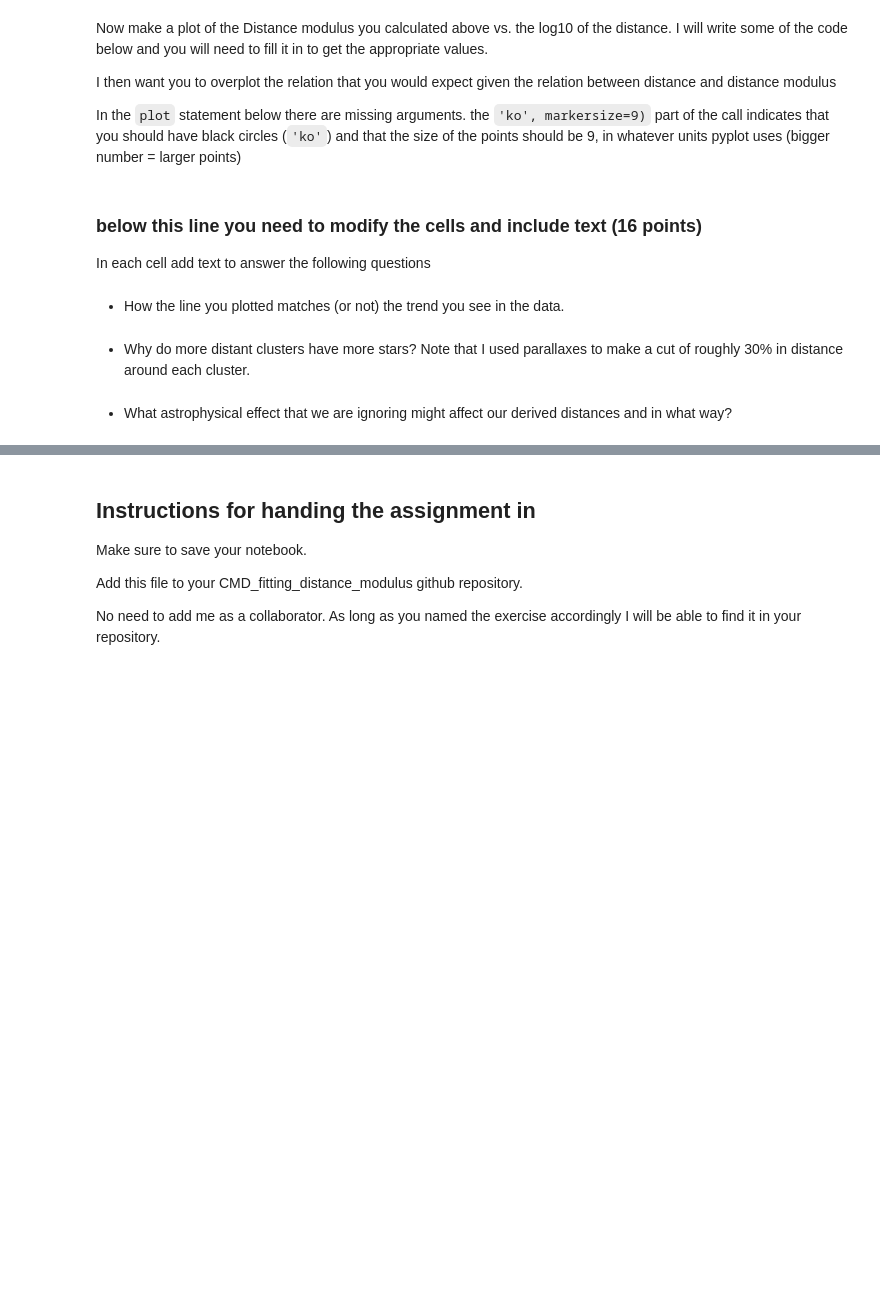
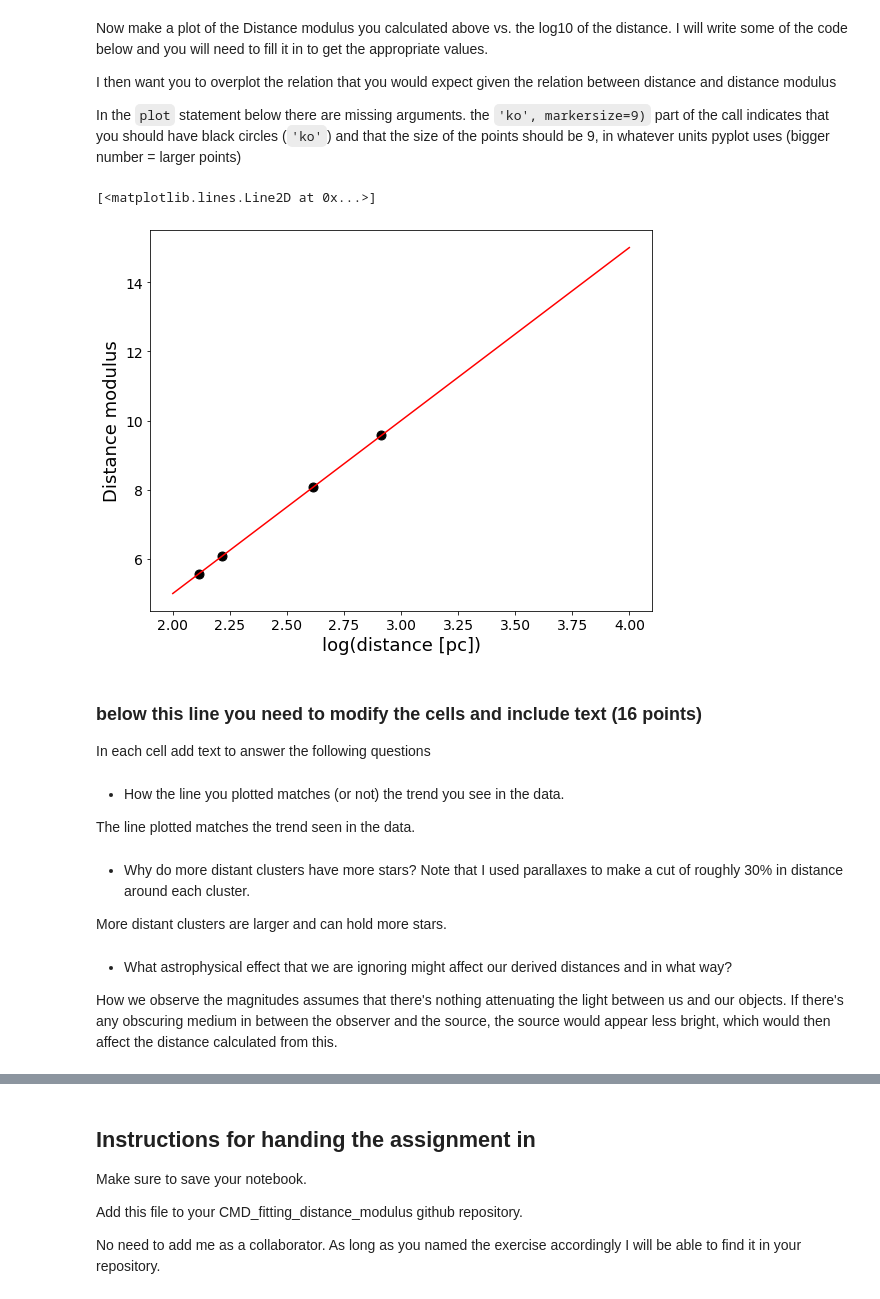
Before and after one commit to claire-cook/CMD_distmod_student, a Jupyter notebook: cluster_plot_student.ipynb, the cells around one changed output, grey strips where cells are left out. Saved outputs shown, nothing was run; the diff lists cells and outputs as text; code cells hidden in the pictures; blank space fills up the shorter version.

```diff
--- a/cluster_plot_student.ipynb
+++ b/cluster_plot_student.ipynb
@@ -131,10 +163,10 @@ If the distance to the Pleiades cluster is 130pc, compute the distance modulus t
 dist_ratios = np.array([dist_ratio_m34, dist_ratio_m36, dist_ratio_ngc6231, dist_ratio_ngc3293])
 
 #### Write code here.
-
+mag_shifts = np.array([shift_m34, shift_m36, shift_ngc6231, shift_ngc3293])
 #write an expression to calculate the distance to each cluster
 dist_pleiades = 130.0
-dists =
+dists = dist_pleiades/(10**(mag_shifts/5))
 
 print("Distance for M 34 = ", dists[0], " pc")
 print("Distance for M 36 = ", dists[1], " pc")
@@ -143,8 +175,7 @@ print("Distance for NGC 3293 = ", dists[3], " pc")
 print()
 
 #write an expression to derive the distance modulus from the distance ratio or distance
-dist_mods =
-
+dist_mods = 5*np.log10(dists) -5
 print("Distance Modulus for M 34 = ", dist_mods[0])
 print("Distance Modulus for M 36 = ", dist_mods[1])
 print("Distance Modulus for NGC 6231 = ", dist_mods[2])
@@ -158,35 +199,44 @@ In the `plot` statement below there are missing arguments.  the `'ko', markersiz
 # %%
 #You will need to make an array that contains the log of the distances
 
 #### Write code here
-logdist =
+logdist = np.log10(dists)
 
 #now complete this plot statement to plot the log of the distance vs. the distance modulus.
-plt.plot( ,'ko', markersize=9)
+plt.plot(logdist, dist_mods ,'ko', markersize=9)
 plt.xlabel('log(distance [pc])')
 plt.ylabel('Distance modulus')
 
 # here you will need to draw a line on your plot that shows the prediction
 #of the distance modulus given the distance.
 #these are the two x-points of your line, in log distance
 logdistpred = np.array([2,4])
 
 # write down the function that turns logdistpred into the distance modulus
-#
-dmpred =
+
+dmpred = 5*logdistpred - 5
 
 #plot this line on the previous plot
 #the 'r-' indicates a red line
 plt.plot(logdistpred, dmpred, 'r-')
+# %% [output]
+[<matplotlib.lines.Line2D at 0x...>]
+[figure, added]
 # %% [markdown]
 ### below this line you need to modify the cells and include text  (16 points)
 
 In each cell add text to answer the following questions
 # %% [markdown]
 - How the line you plotted matches (or not) the trend you see in the data.
+
+The line plotted matches the trend seen in the data.
 # %% [markdown]
 - Why do more distant clusters have more stars?  Note that I used parallaxes to make a cut of roughly 30% in distance around each cluster.
+
+More distant clusters are larger and can hold more stars.
-# %% [markdown]
-- What astrophysical effect that we are ignoring might affect our derived distances and in what way?
+# %% [markdown]
+- What astrophysical effect that we are ignoring might affect our derived distances and in what way?
+
+How we observe the magnitudes assumes that there's nothing attenuating the light between us and our objects. If there's any obscuring medium in between the observer and the source, the source would appear less bright, which would then affect the distance calculated from this.
 # %% [markdown]
 - How might you do a better job determining the shifts than doing it by eye.  If you would like to try it out your method, you can take some of the data files in the Project_clusters/ directory and try to implement a better method.  The quantities we use to make the plots are bp_rp for the x-axis and phot_rp_mean_mag for the y-axis
```
Also changed, not shown: parts of 14 cells of this notebook.
